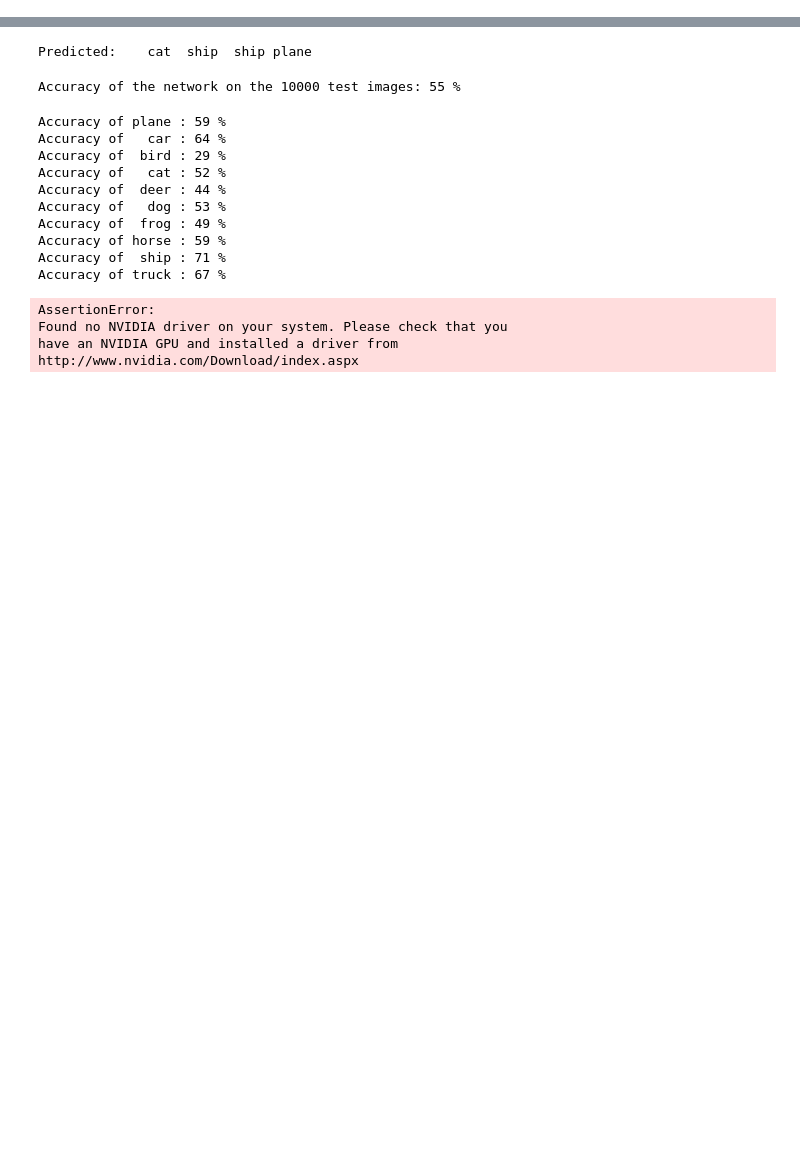
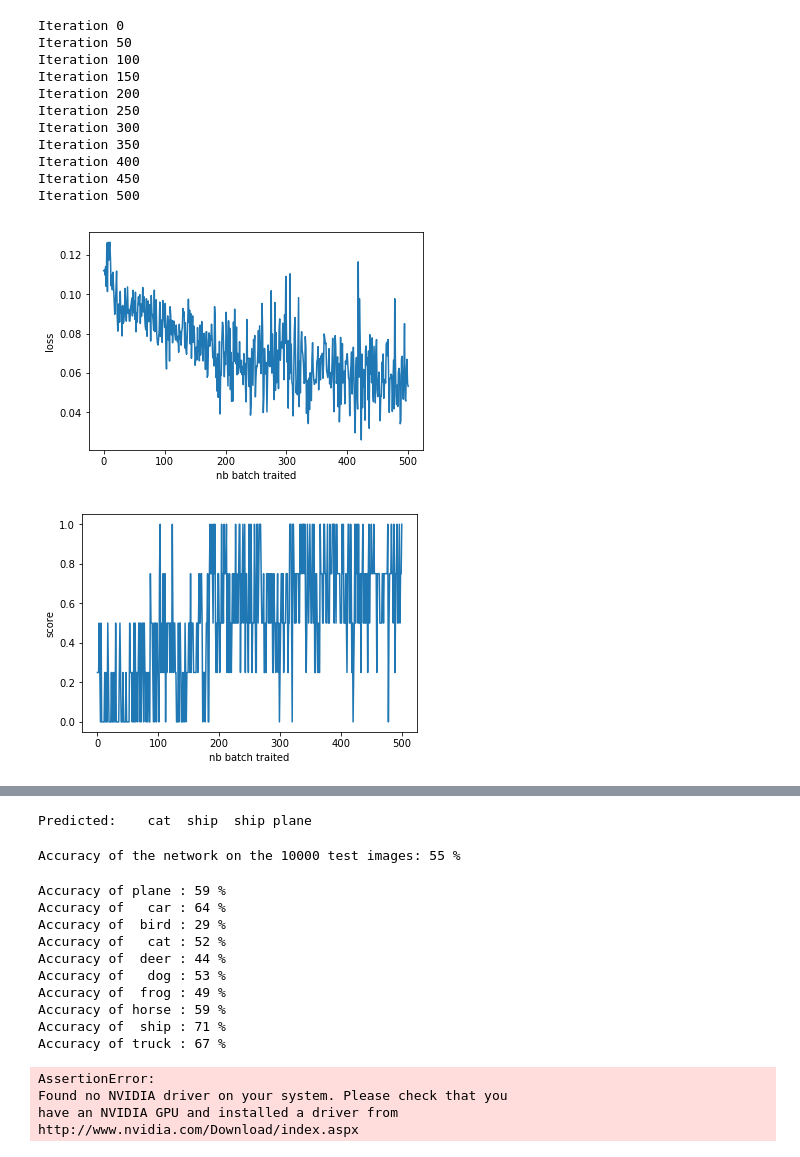
Before and after one commit to andrenasturas/5i850, a Jupyter notebook: Draft.ipynb, the cells around one changed output, grey strips where cells are left out. Saved outputs shown, nothing was run; the diff lists cells and outputs as text; code cells hidden in the pictures; blank space fills up the shorter version.

```diff
--- a/Draft.ipynb
+++ b/Draft.ipynb
@@ -73,0 +155,57 @@ net = ConvolutionalNet()
+# %%
+simple_net = nn.Sequential(nn.Linear(784, 312),
+                    nn.ReLU(),
+                    nn.Linear(312, 128),
+                    nn.ReLU(),
+                    nn.Linear(128, 10))
+# %%
+ml = nn.MSELoss()
+ite = 500
+opt = optim.SGD(simple_net.parameters(), lr=1e-3)
+
+lossHisto = []
+scoreHisto = []
+
+for i,(x,yN) in enumerate(mnist_train_loader):
+    if i > ite :
+        break
+    if i%(ite/10) == 0:
+        print("Iteration", i)
+
+    x = Variable(x.view(-1,784))
+
+    y_onehot = torch.FloatTensor(*yN.size(), 10).zero_()
+    y_onehot.scatter_(1, torch.unsqueeze(yN, 1), 1)
+    y = Variable(y_onehot)
+
+    f = simple_net.forward(x)
+    loss = ml.forward(f, y)
+    loss.backward()
+    opt.step()
+
+    lossHisto.append(loss.data.mean())
+    ypred = torch.max(f, 1)[1]
+    scoreHisto.append(torch.eq(ypred.data, yN).float().mean())
+
+plt.plot(lossHisto)
+plt.ylabel('loss')
+plt.xlabel('nb batch traited')
+plt.show()
+plt.plot(scoreHisto)
+plt.ylabel('score')
+plt.xlabel('nb batch traited')
+plt.show()
+# %% [output]
+Iteration 0
+Iteration 50
+Iteration 100
+Iteration 150
+Iteration 200
+Iteration 250
+Iteration 300
+Iteration 350
+Iteration 400
+Iteration 450
+Iteration 500
+[figure, added]
+[figure, added]
```
Also changed, not shown: parts of 19 cells of this notebook.
